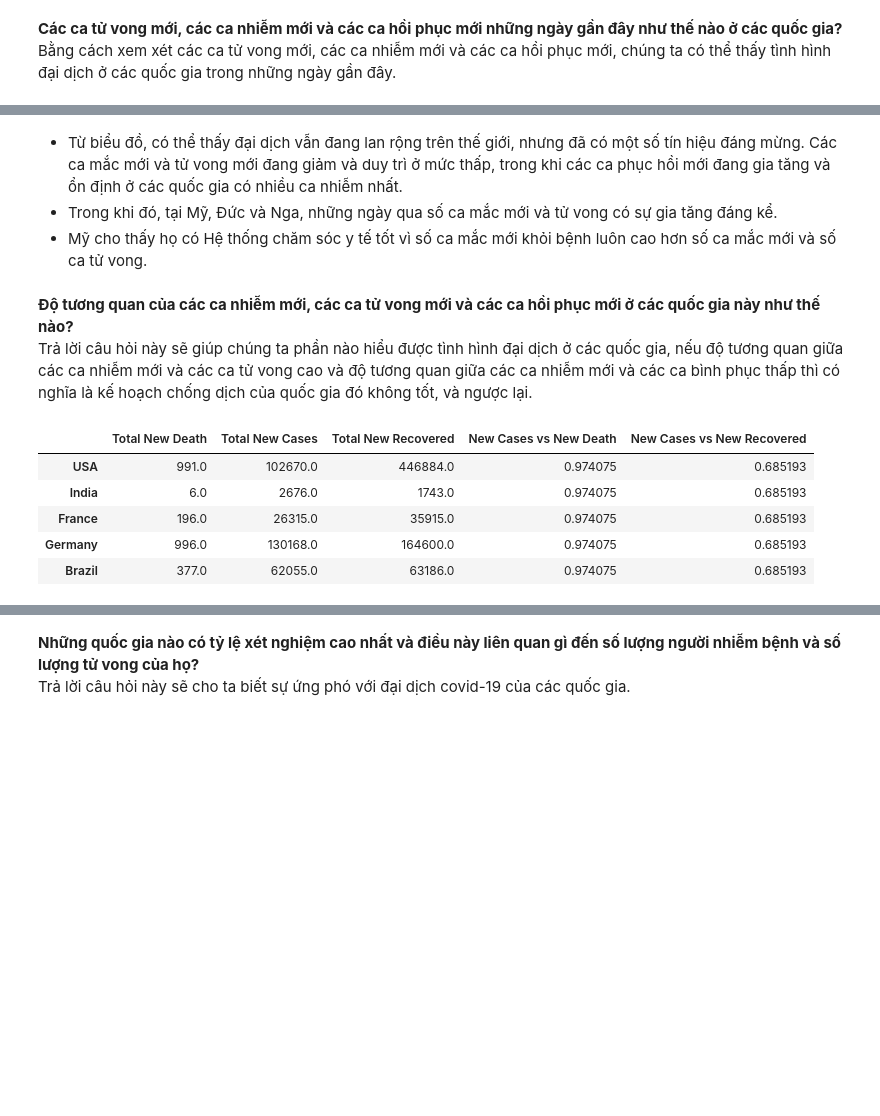
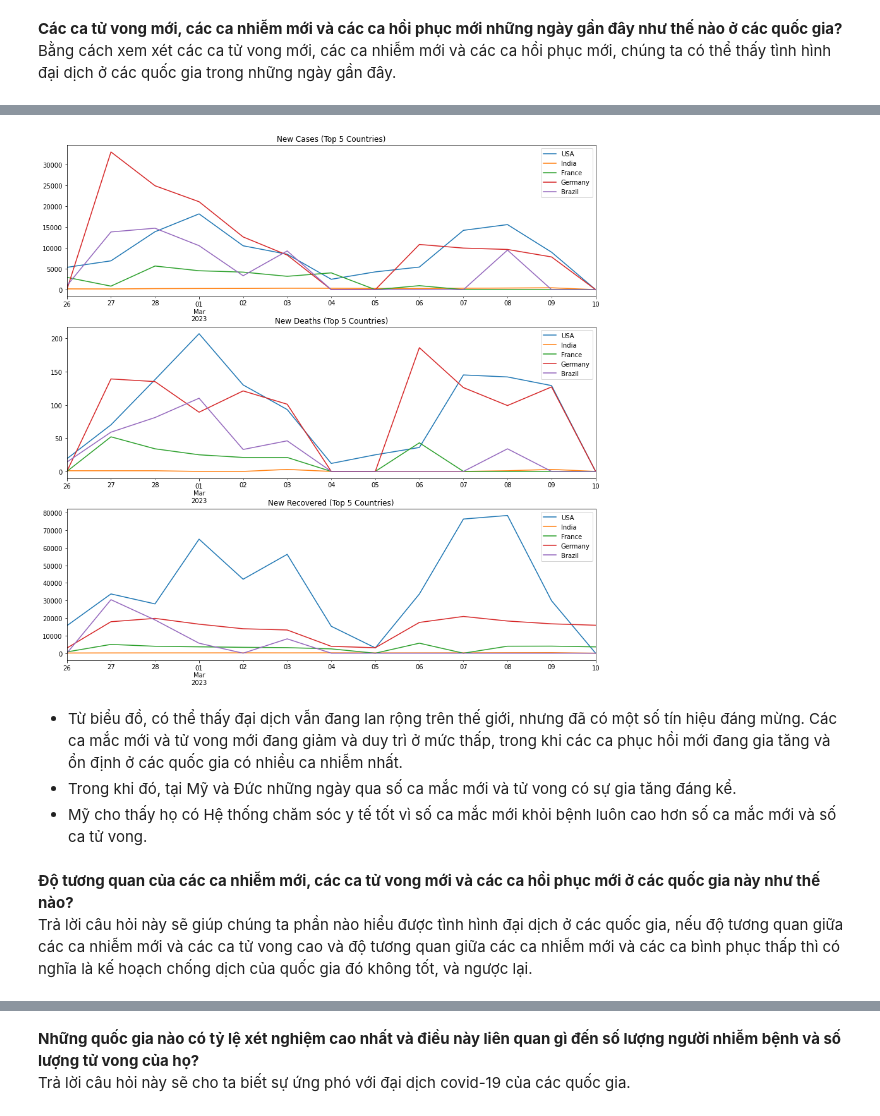
Before and after one commit to vntan/Covid-19-Analysis, a Jupyter notebook: visualization.ipynb, the cells around one changed output, grey strips where cells are left out. Drawn from its saved outputs; the diff is of its cells as text; code cells hidden in the pictures; blank space fills up the shorter version.

Commit message:
update visualize and data

```diff
--- a/visualization.ipynb
+++ b/visualization.ipynb
@@ -65,6 +56,15 @@ new_recovered_df.plot(figsize=(20,10), title='New Recovered', grid=True)
+# %%
+#visualize 3 charts in one figure
+fig, ax = plt.subplots(3, 1, figsize=(15, 15))
+new_cases_df.plot(ax=ax[0], title='New Cases (Top 5 Countries)')
+new_death_df.plot(ax=ax[1], title='New Deaths (Top 5 Countries)')
+new_recovered_df.plot(ax=ax[2], title='New Recovered (Top 5 Countries)')
+plt.show()
+# %% [output]
+[figure, added]
 # %% [markdown]
 * Từ biểu đồ, có thể thấy đại dịch vẫn đang lan rộng trên thế giới, nhưng đã có một số tín hiệu đáng mừng. Các ca mắc mới và tử vong mới đang giảm và duy trì ở mức thấp, trong khi các ca phục hồi mới đang gia tăng và ổn định ở các quốc gia có nhiều ca nhiễm nhất.
-* Trong khi đó, tại Mỹ, Đức và Nga, những ngày qua số ca mắc mới và tử vong có sự gia tăng đáng kể.
+* Trong khi đó, tại Mỹ và Đức những ngày qua số ca mắc mới và tử vong có sự gia tăng đáng kể.
 * Mỹ cho thấy họ có Hệ thống chăm sóc y tế tốt vì số ca mắc mới khỏi bệnh luôn cao hơn số ca mắc mới và số ca tử vong.
 # %% [markdown]
 **Độ tương quan của các ca nhiễm mới, các ca tử vong mới và các ca hồi phục mới ở các quốc gia này như thế nào?**\
@@ -84,16 +84,5 @@ total_new_death_df = pd.DataFrame(total_new_death, index=country_list, columns=[
 total_new_cases_df = pd.DataFrame(total_new_cases, index=country_list, columns=['Total New Cases'])
 total_new_recovered_df = pd.DataFrame(total_new_recovered, index=country_list, columns=['Total New Recovered'])
 
-#compute corr of new cases, new death, new recovered of each country
+#concat all the dataframe
 corr_df = pd.concat([total_new_death_df, total_new_cases_df, total_new_recovered_df], axis=1)
-#compute corr of new cases vs new death and new cases vs new recovered of each country
-corr_df['New Cases vs New Death'] = corr_df['Total New Cases'].corr(corr_df['Total New Death'])
-corr_df['New Cases vs New Recovered'] = corr_df['Total New Cases'].corr(corr_df['Total New Recovered'])
-corr_df
-# %% [output]
-|  | Total New Death | Total New Cases | Total New Recovered | New Cases vs New Death | New Cases vs New Recovered |
-| USA | 991.0 | 102670.0 | 446884.0 | 0.974075 | 0.685193 |
-| India | 6.0 | 2676.0 | 1743.0 | 0.974075 | 0.685193 |
-| France | 196.0 | 26315.0 | 35915.0 | 0.974075 | 0.685193 |
-| Germany | 996.0 | 130168.0 | 164600.0 | 0.974075 | 0.685193 |
-| Brazil | 377.0 | 62055.0 | 63186.0 | 0.974075 | 0.685193 |
```
Also changed, not shown: parts of 22 cells of this notebook, 4 other files.
